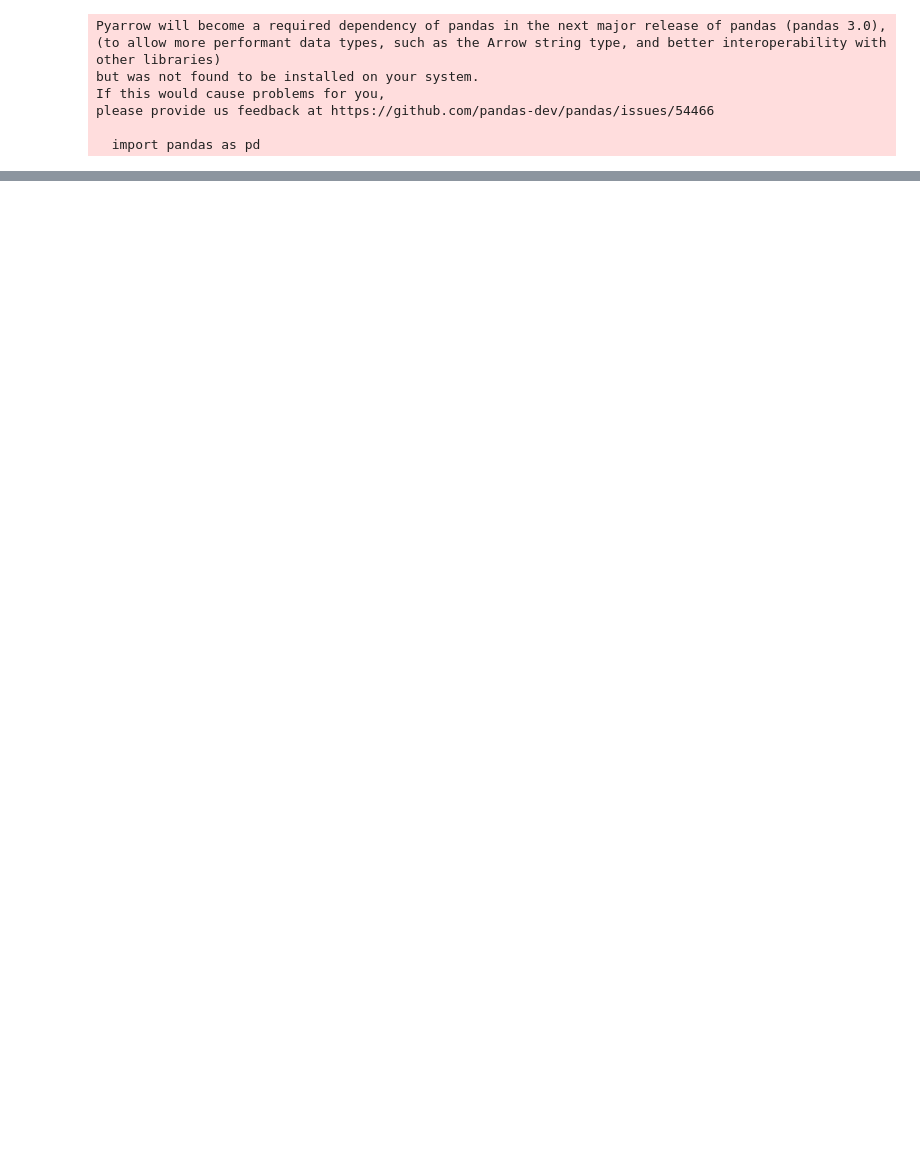
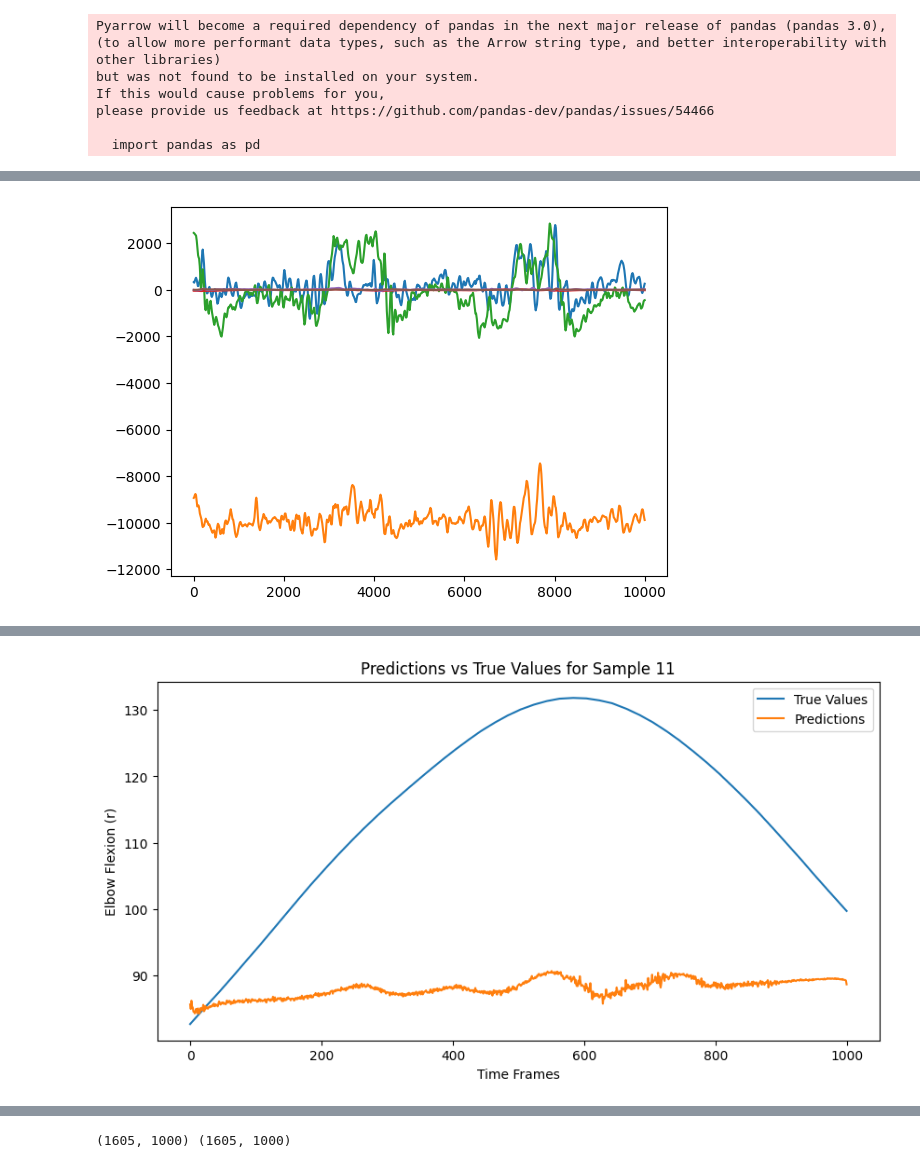
Before and after one commit to stevenc15/SD1-project, a Jupyter notebook: ml/examples/kin_light.ipynb, the cells around one changed output, grey strips where cells are left out. Drawn from its saved outputs; the diff is of its cells as text; code cells hidden in the pictures; blank space fills up the shorter version.

```diff
--- a/ml/examples/kin_light.ipynb
+++ b/ml/examples/kin_light.ipynb
@@ -542,0 +544,14 @@ Epoch: 161, time: 0.4824, Training Loss: 36.2909, Validation loss: 40.5187
+# %%
+#load in test data
+combined_csv_test = load_data("../../datacollection/vicon/subject_2/combined")
+
+# Check for NaN values
+print(combined_csv_test.isnull().sum().sum())
+
+
+# Drop NaN values
+combined_csv_test = combined_csv_test.dropna()
+
+print(combined_csv_test.isnull().sum().sum())
+
+combined_csv_test
@@ -543,23 +574,11 @@ Epoch: 161, time: 0.4824, Training Loss: 36.2909, Validation loss: 40.5187
 # %%
-#load in test data
-combined_csv_test = load_data("../../datacollection/vicon/subject_2/combined")
-
-# Check for NaN values
-print(combined_csv_test.isnull().sum().sum())
-
-
-# Drop NaN values
-combined_csv_test = combined_csv.dropna()
-
-print(combined_csv_test.isnull().sum().sum())
-
 # Plot ACCX8, ACCY8, ACCZ8, GYROX8, GYROY8, GYROZ8
-plt.plot(combined_csv_test['ACCX8'][:10000])
-plt.plot(combined_csv_test['ACCY8'][:10000])
-plt.plot(combined_csv_test['ACCZ8'][:10000])
-plt.plot(combined_csv_test['GYROX8'][:10000])
-plt.plot(combined_csv_test['GYROY8'][:10000])
-plt.plot(combined_csv_test['GYROZ8'][:10000])
+plt.plot(combined_csv_test['ACCX10'][:10000])
+plt.plot(combined_csv_test['ACCY10'][:10000])
+plt.plot(combined_csv_test['ACCZ10'][:10000])
+plt.plot(combined_csv_test['GYROX10'][:10000])
+plt.plot(combined_csv_test['GYROY10'][:10000])
+plt.plot(combined_csv_test['GYROZ10'][:10000])
 plt.show()
 
 # Get two 3-channel arrays for ACC and GYRO for sensor 2
@@ -587,39 +606,46 @@ model.eval()
 model.to(device)
 
 # Evaluate the model on the test set
 test_loss = 0
 all_predictions = []
 all_targets = []
 
 criterion = RMSELoss()
 
 with torch.no_grad():
     for data_acc, data_gyr, data_targets in test_loader:
         data_acc = data_acc.to(device).float()
         data_gyr = data_gyr.to(device).float()
         data_targets = data_targets.to(device).float().squeeze(-1)
 
         output = model(data_acc, data_gyr)
         loss = criterion(output, data_targets)
         test_loss += loss.item()
 
         all_predictions.append(output.cpu().numpy())
         all_targets.append(data_targets.cpu().numpy())
 
 test_loss /= len(test_loader)
 print(f'Test Loss: {test_loss:.4f}')
 
 # Combine all predictions and targets
 all_predictions = np.concatenate(all_predictions)
 all_targets = np.concatenate(all_targets)
 
-# Plot predictions vs targets
-plt.figure(figsize=(10, 5))
-plt.plot(all_targets, label='True Values')
-plt.plot(all_predictions, label='Predictions')
-plt.xlabel('Samples')
-plt.ylabel('Elbow Flexion (r)')
-plt.legend()
-plt.title('Predictions vs True Values')
-plt.show()
+print(all_predictions.shape, all_targets.shape)  # Print shapes for debugging
+
+# Plot individual graphs for each prediction and target
+num_graphs = 10
+for i in range(10,10+num_graphs):
+    plt.figure(figsize=(10, 5))
+    plt.plot(all_targets[i], label='True Values')
+    plt.plot(all_predictions[i], label='Predictions')
+    plt.xlabel('Time Frames')
+    plt.ylabel('Elbow Flexion (r)')
+    plt.legend()
+    plt.title(f'Predictions vs True Values for Sample {i+1}')
+    #set the y-axis limit to be the same for all graphs
+    plt.ylim(0, 180)
+    plt.show()
 # %% [output]
+[figure, added]
@@ -626,0 +654 @@ plt.show()
+[figure, added]
@@ -626,0 +664,4 @@ plt.show()
+# %%
+print(all_predictions.shape, all_targets.shape)
+# %% [output]
+(1605, 1000) (1605, 1000)
```
Also changed, not shown: parts of 7 cells of this notebook, 3 other files.
